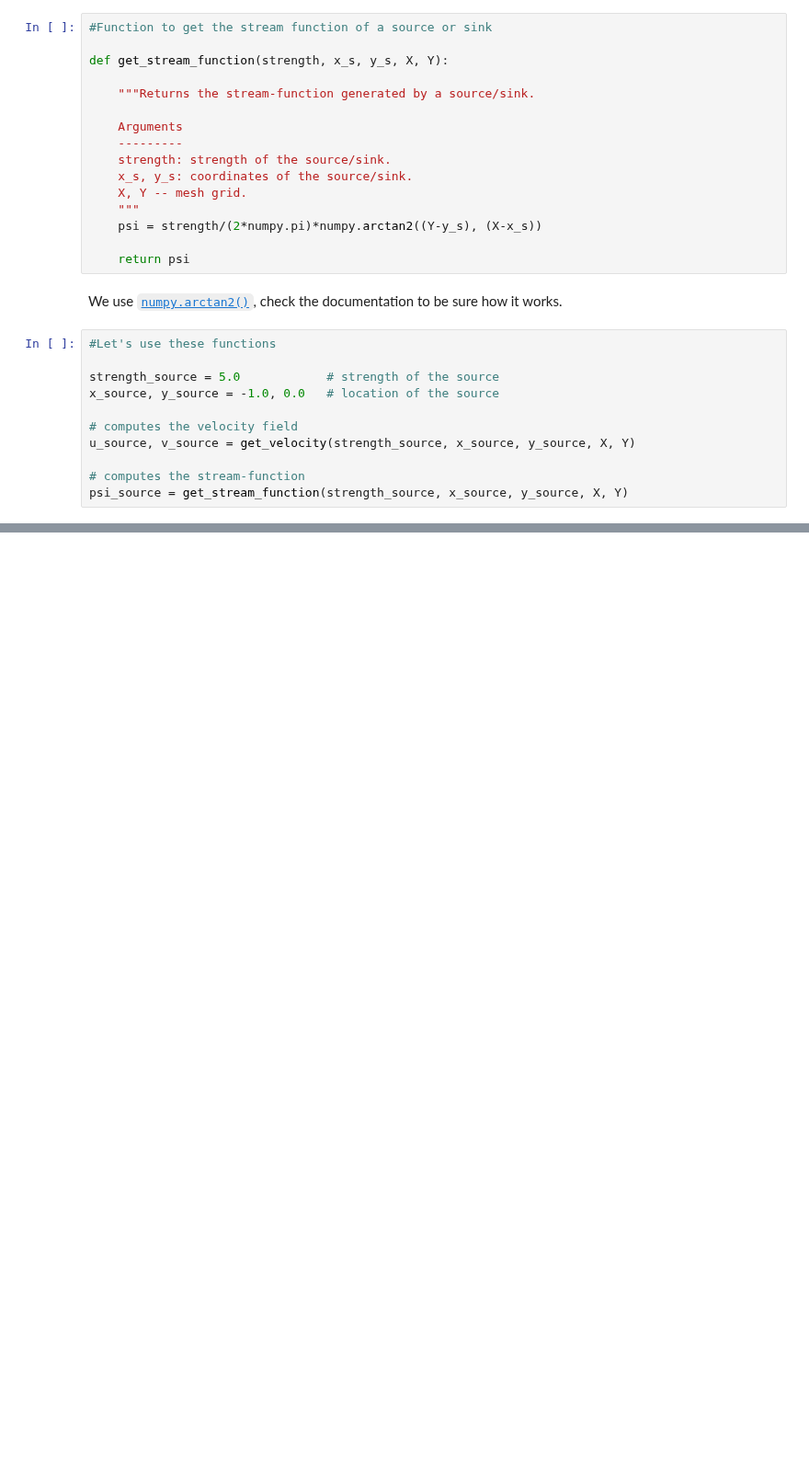
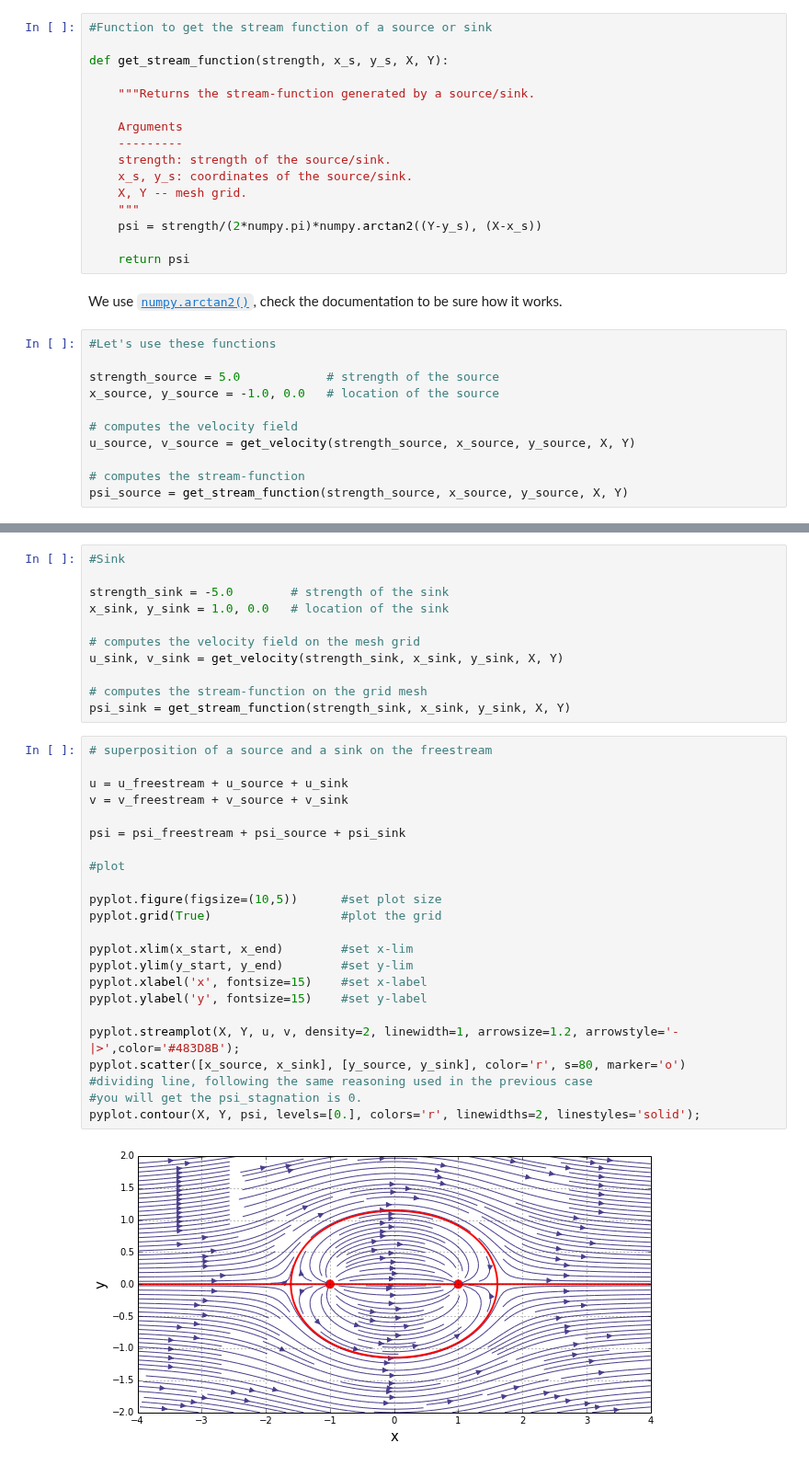
Before and after one commit to engamohd/AeroPython, a Jupyter notebook: my_codes/lesson02_mc.ipynb, the cells around one changed output, grey strips where cells are left out. Shown at 92% size. Cells and saved outputs as stored; diff of their text form; blank space fills up the shorter version.

```diff
--- a/my_codes/lesson02_mc.ipynb
+++ b/my_codes/lesson02_mc.ipynb
@@ -122,0 +180,36 @@ $$y_\text{stagnation} = y_\text{source}$$
+# %%
+#Sink
+
+strength_sink = -5.0        # strength of the sink
+x_sink, y_sink = 1.0, 0.0   # location of the sink
+
+# computes the velocity field on the mesh grid
+u_sink, v_sink = get_velocity(strength_sink, x_sink, y_sink, X, Y)
+
+# computes the stream-function on the grid mesh
+psi_sink = get_stream_function(strength_sink, x_sink, y_sink, X, Y)
+# %%
+# superposition of a source and a sink on the freestream
+
+u = u_freestream + u_source + u_sink
+v = v_freestream + v_source + v_sink
+
+psi = psi_freestream + psi_source + psi_sink
+
+#plot
+
+pyplot.figure(figsize=(10,5))      #set plot size
+pyplot.grid(True)                  #plot the grid
+
+pyplot.xlim(x_start, x_end)        #set x-lim
+pyplot.ylim(y_start, y_end)        #set y-lim
+pyplot.xlabel('x', fontsize=15)    #set x-label
+pyplot.ylabel('y', fontsize=15)    #set y-label
+
+pyplot.streamplot(X, Y, u, v, density=2, linewidth=1, arrowsize=1.2, arrowstyle='-|>',color='#483D8B');
+pyplot.scatter([x_source, x_sink], [y_source, y_sink], color='r', s=80, marker='o')
+#dividing line, following the same reasoning used in the previous case
+#you will get the psi_stagnation is 0.
+pyplot.contour(X, Y, psi, levels=[0.], colors='r', linewidths=2, linestyles='solid');
+# %% [output]
+[figure, added]
```
Also changed, not shown: parts of 3 cells of this notebook.
